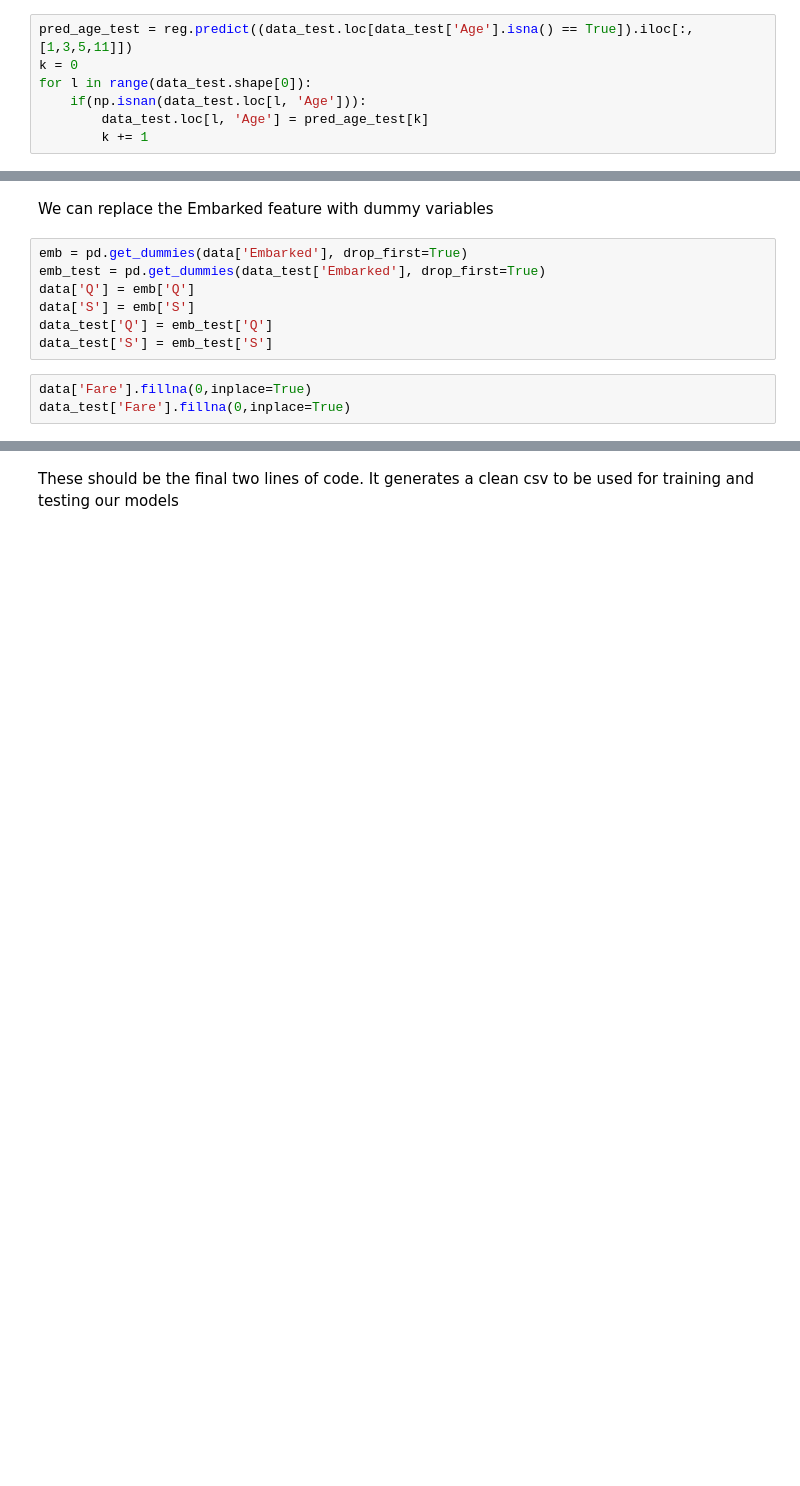
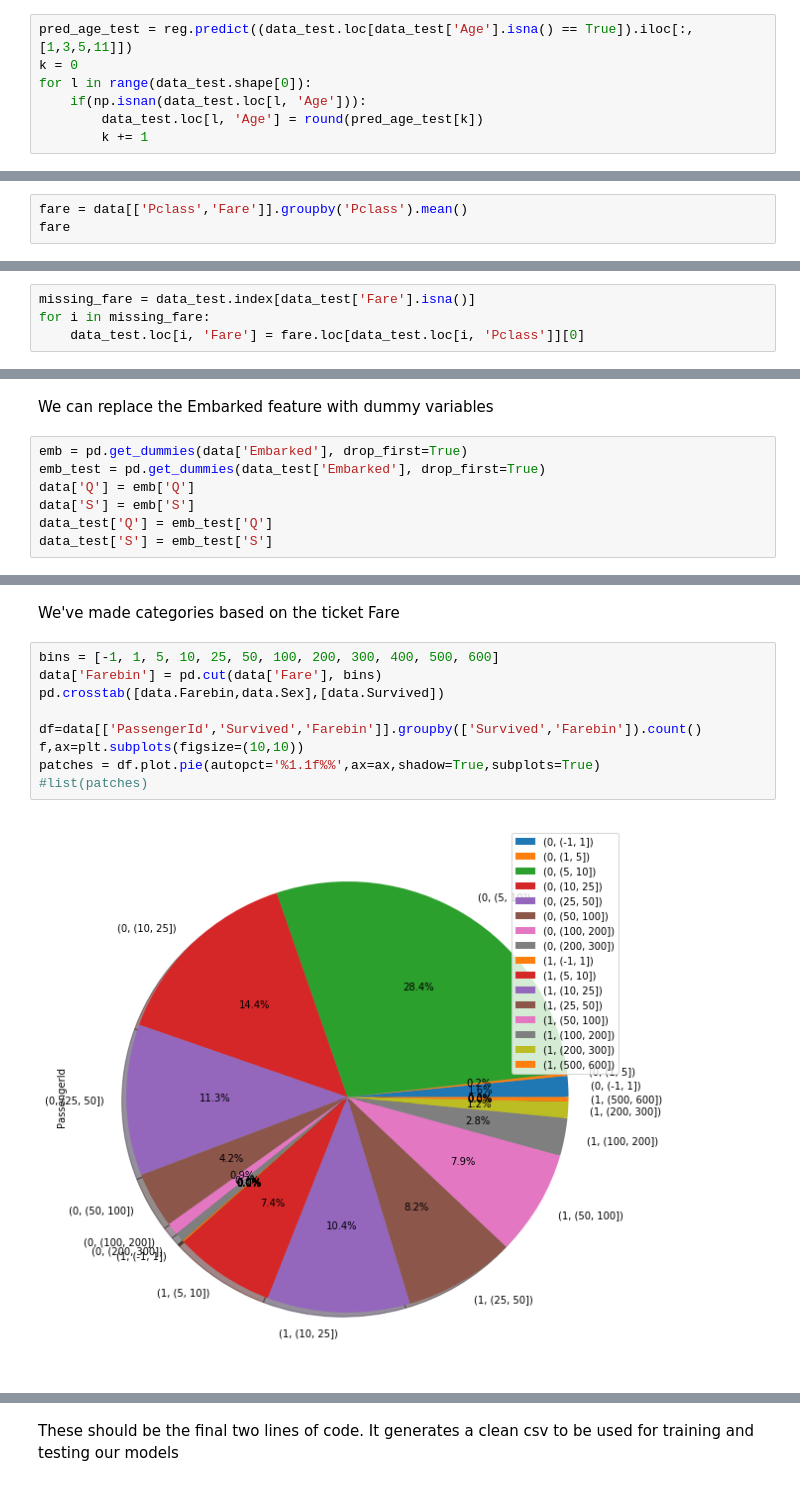
Before and after one commit to rymlaabiyad/ML_titanic, a Jupyter notebook: ML_Titanic.ipynb, the cells around one changed output, grey strips where cells are left out. Saved outputs shown, nothing was run; the diff lists cells and outputs as text; blank space fills up the shorter version.

```diff
--- a/ML_Titanic.ipynb
+++ b/ML_Titanic.ipynb
@@ -496,7 +505,7 @@ pred_age_test = reg.predict((data_test.loc[data_test['Age'].isna() == True]).ilo
 k = 0
 for l in range(data_test.shape[0]):
     if(np.isnan(data_test.loc[l, 'Age'])):
-        data_test.loc[l, 'Age'] = pred_age_test[k]
+        data_test.loc[l, 'Age'] = round(pred_age_test[k])
         k += 1
 # %%
 data.boxplot('Age', by='Survived')
@@ -557,0 +569,3 @@ Cabin seems to only be interesting for passengers of the class 1, which are a mi
+# %%
+fare = data[['Pclass','Fare']].groupby('Pclass').mean()
+fare
@@ -558,3 +578,7 @@ Cabin seems to only be interesting for passengers of the class 1, which are a mi
+# %%
+missing_fare = data_test.index[data_test['Fare'].isna()]
+for i in missing_fare:
+    data_test.loc[i, 'Fare'] = fare.loc[data_test.loc[i, 'Pclass']][0]
 # %% [markdown]
 [Table of Contents](#toc)
 # %% [markdown]
@@ -590,6 +618,3 @@ data['Q'] = emb['Q']
 data['S'] = emb['S']
 data_test['Q'] = emb_test['Q']
 data_test['S'] = emb_test['S']
-# %%
-data['Fare'].fillna(0,inplace=True)
-data_test['Fare'].fillna(0,inplace=True)
@@ -595,0 +623,13 @@ data_test['Fare'].fillna(0,inplace=True)
+# %% [markdown]
+We've made categories based on the ticket Fare
+# %%
+bins = [-1, 1, 5, 10, 25, 50, 100, 200, 300, 400, 500, 600]
+data['Farebin'] = pd.cut(data['Fare'], bins)
+pd.crosstab([data.Farebin,data.Sex],[data.Survived])
+
+df=data[['PassengerId','Survived','Farebin']].groupby(['Survived','Farebin']).count()
+f,ax=plt.subplots(figsize=(10,10))
+patches = df.plot.pie(autopct='%1.1f%%',ax=ax,shadow=True,subplots=True)
+#list(patches)
+# %% [output]
+[figure, added]
```
Also changed, not shown: parts of 20 cells of this notebook, 2 other files.
